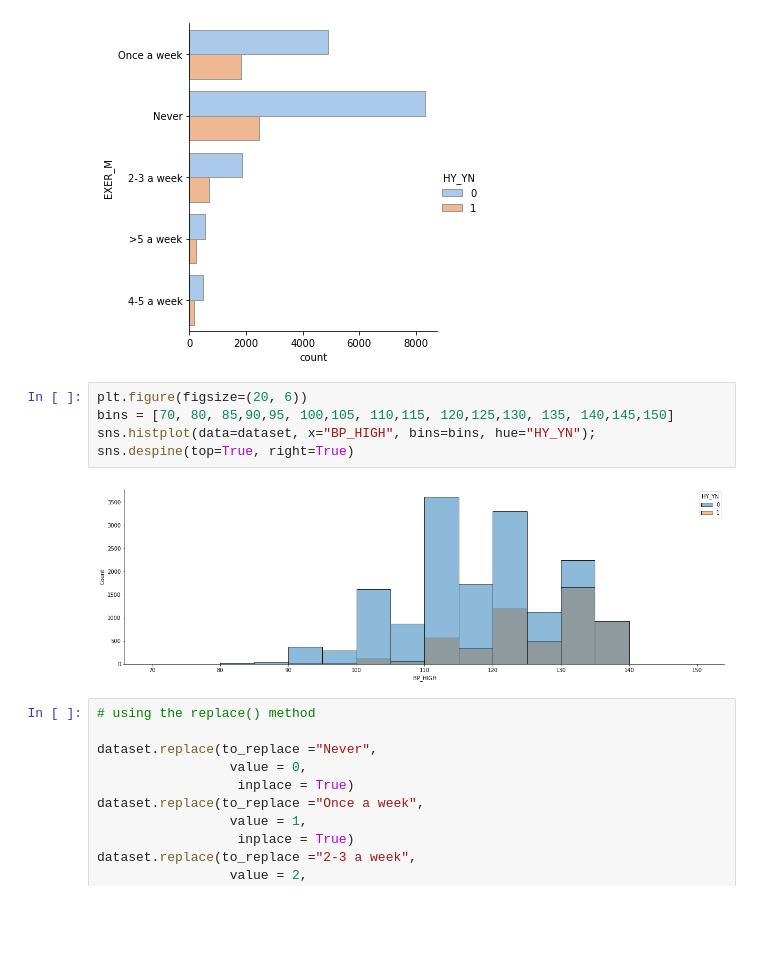
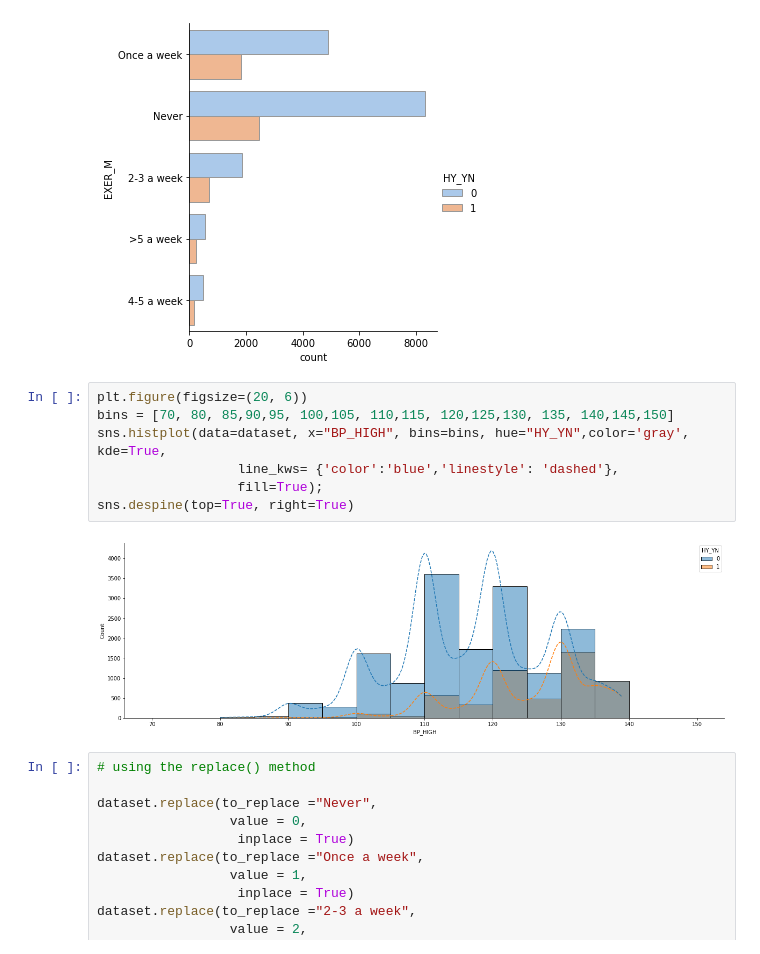
Before and after one commit to istiaqahmedfahim/restart_2022, a Jupyter notebook: Stacking.ipynb, the cells around one changed output. Drawn from its saved outputs; the diff is of its cells as text; blank space fills up the shorter version.

```diff
--- a/Stacking.ipynb
+++ b/Stacking.ipynb
@@ -334,10 +334,12 @@ sns.catplot(y="EXER_M", hue="HY_YN", kind="count",
 # %%
 plt.figure(figsize=(20, 6))
 bins = [70, 80, 85,90,95, 100,105, 110,115, 120,125,130, 135, 140,145,150]
-sns.histplot(data=dataset, x="BP_HIGH", bins=bins, hue="HY_YN");
+sns.histplot(data=dataset, x="BP_HIGH", bins=bins, hue="HY_YN",color='gray', kde=True,
+                  line_kws= {'color':'blue','linestyle': 'dashed'},
+                  fill=True);
 sns.despine(top=True, right=True)
 # %% [output]
-[figure, old version]
+[figure, new version]
 # %%
 # using the replace() method
 
```
